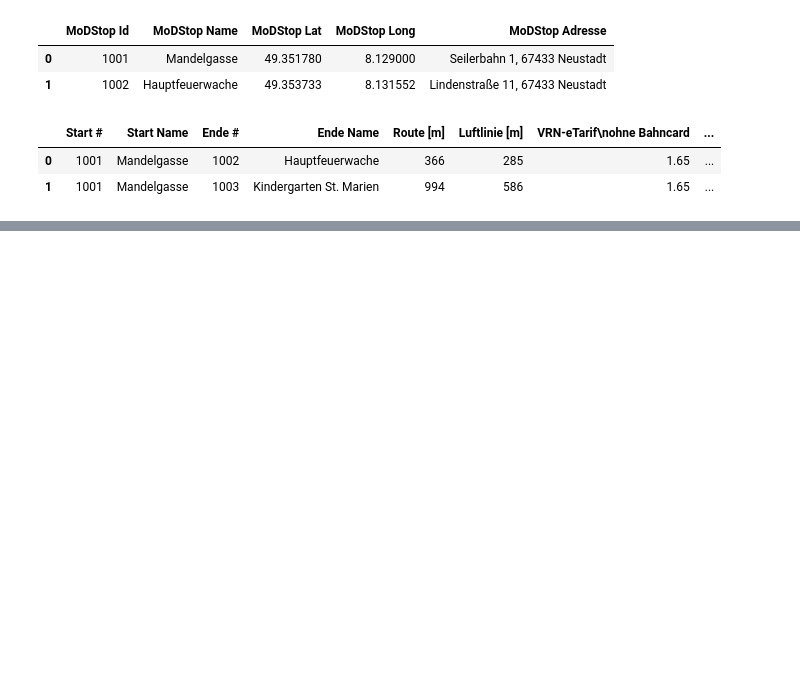
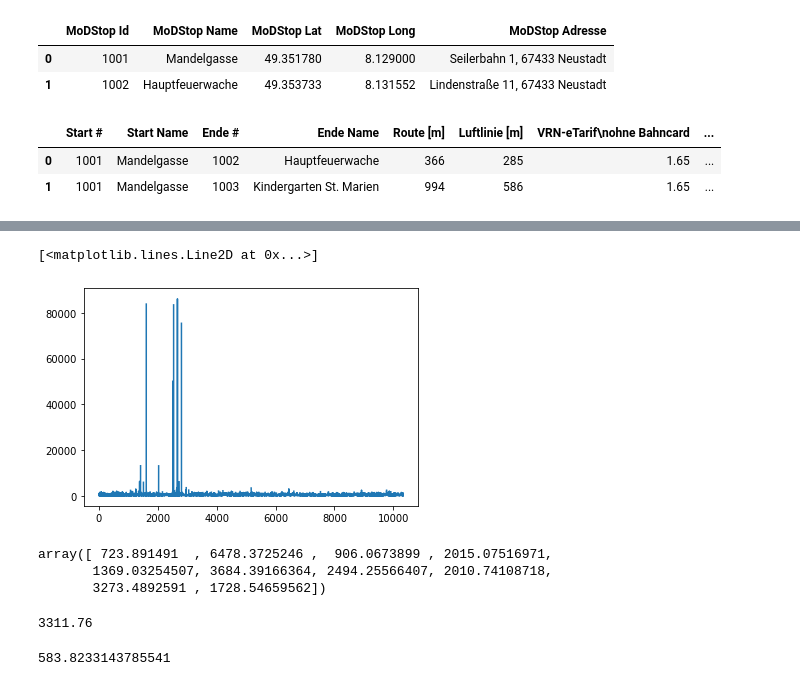
Before and after one commit to Lukas-Dierkes/vehicle-stream-team-project, a Jupyter notebook: vehicle_stream_pipeline/ride_simulation.ipynb, the cells around one changed output, grey strips where cells are left out. Drawn from its saved outputs; the diff is of its cells as text; code cells hidden in the pictures; blank space fills up the shorter version.

```diff
--- a/vehicle_stream_pipeline/ride_simulation.ipynb
+++ b/vehicle_stream_pipeline/ride_simulation.ipynb
@@ -457,0 +526,20 @@ newRides.to_excel("test_address_distribution.xlsx")
+# %%
+fig, ax = plt.subplots(1, 1)
+ax.plot(list(range(0,len(df))), df['pickup_arrival_time'])
+# %% [output]
+[<matplotlib.lines.Line2D at 0x...>]
+[figure, added]
+# %%
+dist_instantRides.rvs(10)
+# %% [output]
+array([ 723.891491  , 6478.3725246 ,  906.0673899 , 2015.07516971,
+       1369.03254507, 3684.39166364, 2494.25566407, 2010.74108718,
+       3273.4892591 , 1728.54659562])
+# %%
+newRides['pickup_arrival_time'].mean()
+# %% [output]
+3311.76
+# %%
+df['pickup_arrival_time'].mean()
+# %% [output]
+583.8233143785541
```
Also changed, not shown: parts of 20 cells of this notebook.
